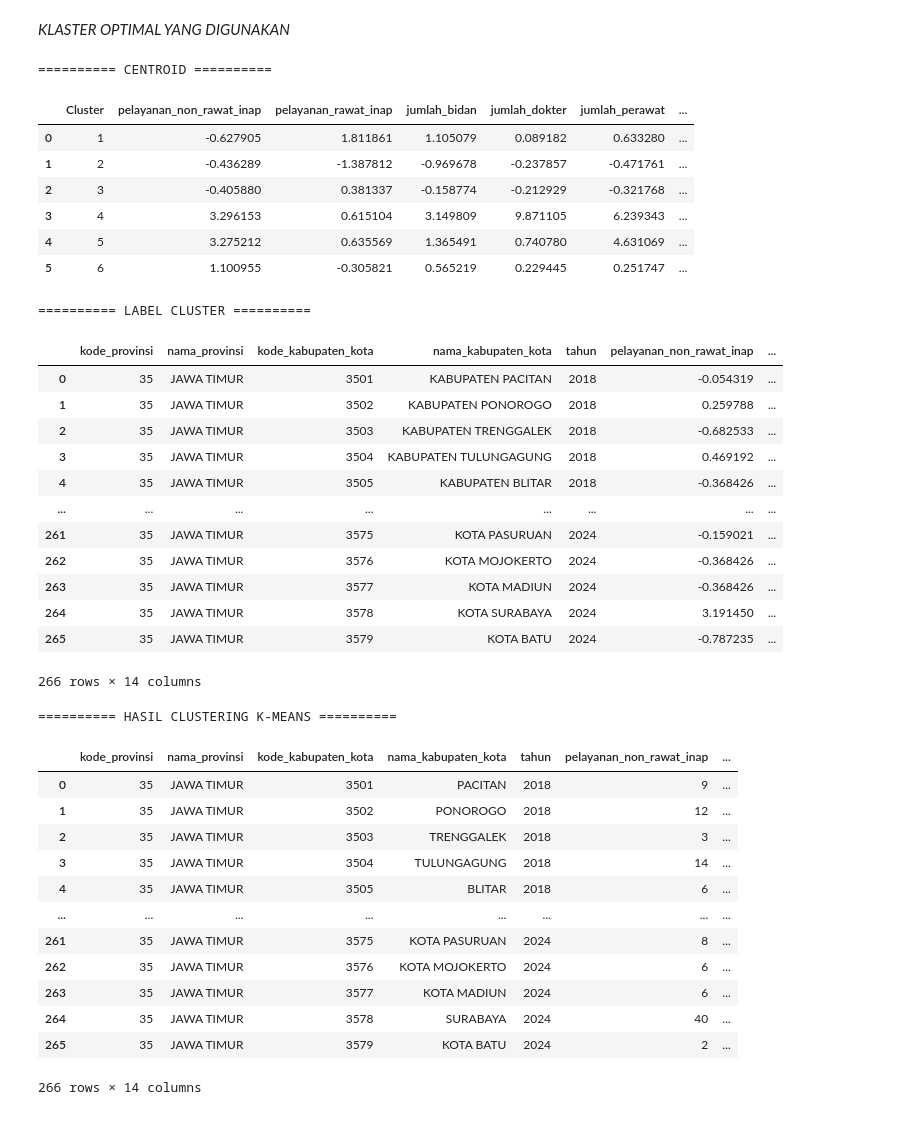
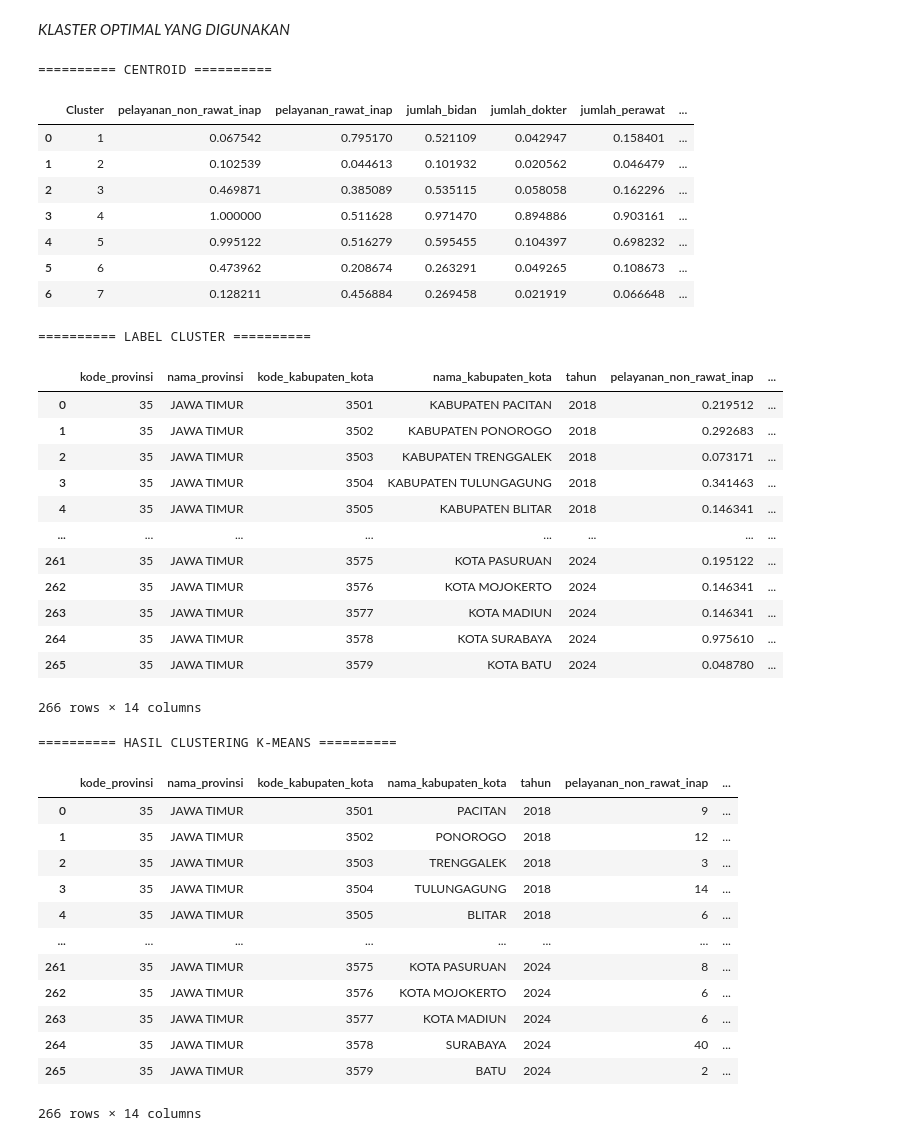
Before and after one commit to cecilskripsian/skripsi-cecil-cluster-code, a Jupyter notebook: data_skripsi/data_normalisasi_MinMax.ipynb, the cells around one changed output. Drawn from its saved outputs; the diff is of its cells as text; code cells hidden in the pictures.

```diff
--- a/data_skripsi/data_normalisasi_MinMax.ipynb
+++ b/data_skripsi/data_normalisasi_MinMax.ipynb
@@ -3,25 +3,25 @@
 # %%
 import pandas as pd
-from sklearn.preprocessing import StandardScaler
+from sklearn.preprocessing import MinMaxScaler
 
 # ==============================================================================
 # DATA
 # ==============================================================================
-df_zscore = pd.read_csv('dataset_fasilitas_kesehatan_skripsi_kedua.csv')
+df_minmax = pd.read_csv('dataset_fasilitas_kesehatan_skripsi_kedua.csv')
 kolom_string = [
     'kode_provinsi',
     'kode_kabupaten_kota',
 ]
 
-df_zscore[kolom_string] = df_zscore[kolom_string].astype(str)
+df_minmax[kolom_string] = df_minmax[kolom_string].astype(str)
 
 kolom_numerik = [
-    col for col in df_zscore.select_dtypes(include='number').columns
+    col for col in df_minmax.select_dtypes(include='number').columns
     if col != 'tahun'
 ]
 
 print("=========== DATA ===========")
-df_zscore
+df_minmax
 # %% [output]
 =========== DATA ===========
 |  | kode_provinsi | nama_provinsi | kode_kabupaten_kota | nama_kabupaten_kota | tahun | pelayanan_non_rawat_inap | ... |
@@ -39,12 +39,12 @@ df_zscore
 266 rows × 13 columns
 # %%
 # ==============================================================================
-# STANDARDISASI Z-SCORE
+# STANDARDISASI MIN-MAX
 # ==============================================================================
-scaler = StandardScaler()
+scaler = MinMaxScaler()
 
-df_zscore[kolom_numerik] = scaler.fit_transform(df_zscore[kolom_numerik])
+df_minmax[kolom_numerik] = scaler.fit_transform(df_minmax[kolom_numerik])
 
-print("========== HASIL STANDARDISASI Z-SCORE ==========")
-df_zscore
+print("========== HASIL STANDARDISASI MIN-MAX ==========")
+df_minmax
 # %% [output]
@@ -74,7 +74,7 @@ from sklearn.metrics import silhouette_score, davies_bouldin_score, calinski_har
 # DATA
 #===============================================================================
 
-df_zscore_kmeans = df_zscore.copy()
-df_zscore_kmeans
+df_minmax_kmeans = df_minmax.copy()
+df_minmax_kmeans
 # %% [output]
 |  | kode_provinsi | nama_provinsi | kode_kabupaten_kota | nama_kabupaten_kota | tahun | pelayanan_non_rawat_inap | ... |
@@ -201,7 +201,7 @@ print("3. K Optimal berdasarkan Calinski-Harabasz Index:", k_optimal)
 # %% [markdown]
 _KLASTER OPTIMAL YANG DIGUNAKAN_
 # %%
-k = 6
+k = 7
 # %%
 #===============================================================================
 # 2. PROSES K-MEANS CLUSTERING
@@ -209,69 +209,70 @@ k = 6
 
 # --------------------------
 # 2.1. INISIALISASI MODEL & PARAMETER K-MEANS
 # --------------------------
 kmeans = KMeans(
     n_clusters=k,
     init='k-means++',
     random_state=42
 )
 
 # --------------------------
 # 2.2. FIT MODEL K-MEANS
 # --------------------------
-kmeans.fit(df_zscore_kmeans[kolom_numerik])
+kmeans.fit(df_minmax_kmeans[kolom_numerik])
 
 
 #--------------------------
 # 2.3. SIMPAN CENTROID
 #--------------------------
 centroid = pd.DataFrame(
     kmeans.cluster_centers_,
     columns=kolom_numerik
 )
 
 centroid.insert(0, "Cluster", range(1, len(centroid) + 1))
 
 print("========== CENTROID ==========")
 display(centroid)
 # %% [output]
 ========== CENTROID ==========
 |  | Cluster | pelayanan_non_rawat_inap | pelayanan_rawat_inap | jumlah_bidan | jumlah_dokter | jumlah_perawat | ... |
-| 0 | 1 | -0.627905 | 1.811861 | 1.105079 | 0.089182 | 0.633280 | ... |
-| 1 | 2 | -0.436289 | -1.387812 | -0.969678 | -0.237857 | -0.471761 | ... |
-| 2 | 3 | -0.405880 | 0.381337 | -0.158774 | -0.212929 | -0.321768 | ... |
-| 3 | 4 | 3.296153 | 0.615104 | 3.149809 | 9.871105 | 6.239343 | ... |
-| 4 | 5 | 3.275212 | 0.635569 | 1.365491 | 0.740780 | 4.631069 | ... |
-| 5 | 6 | 1.100955 | -0.305821 | 0.565219 | 0.229445 | 0.251747 | ... |
+| 0 | 1 | 0.067542 | 0.795170 | 0.521109 | 0.042947 | 0.158401 | ... |
+| 1 | 2 | 0.102539 | 0.044613 | 0.101932 | 0.020562 | 0.046479 | ... |
+| 2 | 3 | 0.469871 | 0.385089 | 0.535115 | 0.058058 | 0.162296 | ... |
+| 3 | 4 | 1.000000 | 0.511628 | 0.971470 | 0.894886 | 0.903161 | ... |
+| 4 | 5 | 0.995122 | 0.516279 | 0.595455 | 0.104397 | 0.698232 | ... |
+| 5 | 6 | 0.473962 | 0.208674 | 0.263291 | 0.049265 | 0.108673 | ... |
+| 6 | 7 | 0.128211 | 0.456884 | 0.269458 | 0.021919 | 0.066648 | ... |
 # %%
 # ---------------------------
 # 2.4. SIMPAN LABEL CLUSTER
 # ---------------------------
 
 print("========== LABEL CLUSTER ==========")
-df_zscore['cluster_kmeans'] = kmeans.fit_predict(df_zscore[kolom_numerik])
-df_zscore["cluster_kmeans"] = kmeans.labels_ + 1
-df_zscore
+df_minmax_kmeans['cluster_kmeans'] = kmeans.fit_predict(df_minmax_kmeans[kolom_numerik])
+df_minmax_kmeans["cluster_kmeans"] = kmeans.labels_ + 1
+df_minmax_kmeans
 # %% [output]
 ========== LABEL CLUSTER ==========
 |  | kode_provinsi | nama_provinsi | kode_kabupaten_kota | nama_kabupaten_kota | tahun | pelayanan_non_rawat_inap | ... |
-| 0 | 35 | JAWA TIMUR | 3501 | KABUPATEN PACITAN | 2018 | -0.054319 | ... |
-| 1 | 35 | JAWA TIMUR | 3502 | KABUPATEN PONOROGO | 2018 | 0.259788 | ... |
-| 2 | 35 | JAWA TIMUR | 3503 | KABUPATEN TRENGGALEK | 2018 | -0.682533 | ... |
-| 3 | 35 | JAWA TIMUR | 3504 | KABUPATEN TULUNGAGUNG | 2018 | 0.469192 | ... |
-| 4 | 35 | JAWA TIMUR | 3505 | KABUPATEN BLITAR | 2018 | -0.368426 | ... |
+| 0 | 35 | JAWA TIMUR | 3501 | KABUPATEN PACITAN | 2018 | 0.219512 | ... |
+| 1 | 35 | JAWA TIMUR | 3502 | KABUPATEN PONOROGO | 2018 | 0.292683 | ... |
+| 2 | 35 | JAWA TIMUR | 3503 | KABUPATEN TRENGGALEK | 2018 | 0.073171 | ... |
+| 3 | 35 | JAWA TIMUR | 3504 | KABUPATEN TULUNGAGUNG | 2018 | 0.341463 | ... |
+| 4 | 35 | JAWA TIMUR | 3505 | KABUPATEN BLITAR | 2018 | 0.146341 | ... |
 | ... | ... | ... | ... | ... | ... | ... | ... |
-| 261 | 35 | JAWA TIMUR | 3575 | KOTA PASURUAN | 2024 | -0.159021 | ... |
-| 262 | 35 | JAWA TIMUR | 3576 | KOTA MOJOKERTO | 2024 | -0.368426 | ... |
-| 263 | 35 | JAWA TIMUR | 3577 | KOTA MADIUN | 2024 | -0.368426 | ... |
-| 264 | 35 | JAWA TIMUR | 3578 | KOTA SURABAYA | 2024 | 3.191450 | ... |
-| 265 | 35 | JAWA TIMUR | 3579 | KOTA BATU | 2024 | -0.787235 | ... |
+| 261 | 35 | JAWA TIMUR | 3575 | KOTA PASURUAN | 2024 | 0.195122 | ... |
+| 262 | 35 | JAWA TIMUR | 3576 | KOTA MOJOKERTO | 2024 | 0.146341 | ... |
+| 263 | 35 | JAWA TIMUR | 3577 | KOTA MADIUN | 2024 | 0.146341 | ... |
+| 264 | 35 | JAWA TIMUR | 3578 | KOTA SURABAYA | 2024 | 0.975610 | ... |
+| 265 | 35 | JAWA TIMUR | 3579 | KOTA BATU | 2024 | 0.048780 | ... |
 266 rows × 14 columns
 # %%
 #===============================================================================
 # 2.5. SIMPAN HASIL CLUSTERING K-MEANS (DATA ASLI)
 #===============================================================================
-df_hasil = pd.read_csv('dataset baru.csv').copy()
+df_hasil = pd.read_csv('dataset_baru.csv').copy()
 
 df_hasil["cluster_kmeans"] = kmeans.labels_ + 1
 
@@ -290,5 +291,5 @@ display(df_hasil)
 | 262 | 35 | JAWA TIMUR | 3576 | KOTA MOJOKERTO | 2024 | 6 | ... |
 | 263 | 35 | JAWA TIMUR | 3577 | KOTA MADIUN | 2024 | 6 | ... |
 | 264 | 35 | JAWA TIMUR | 3578 | SURABAYA | 2024 | 40 | ... |
-| 265 | 35 | JAWA TIMUR | 3579 | KOTA BATU | 2024 | 2 | ... |
+| 265 | 35 | JAWA TIMUR | 3579 | BATU | 2024 | 2 | ... |
 266 rows × 14 columns
```
Also changed, not shown: parts of 11 cells of this notebook, 7 other files.
